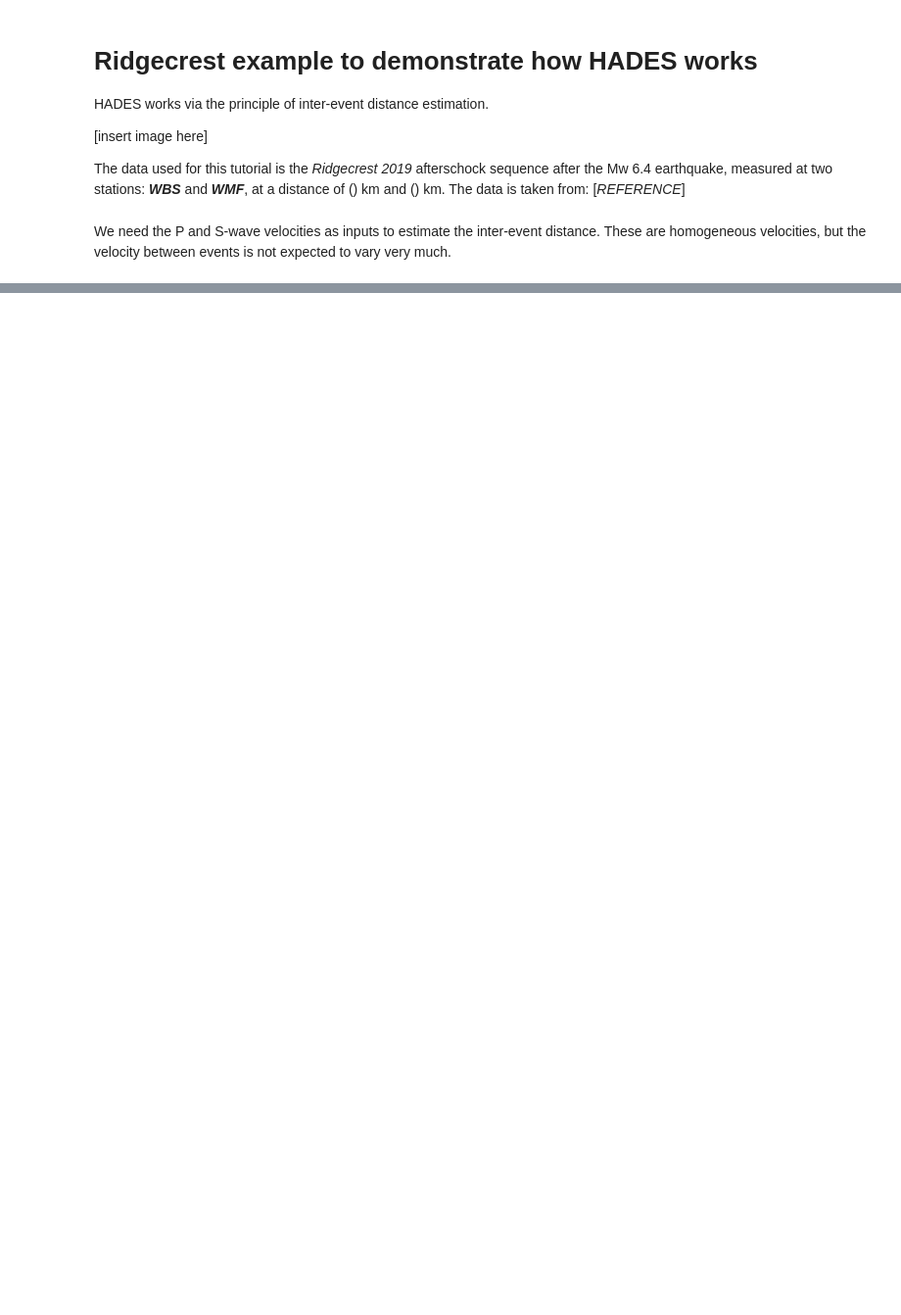
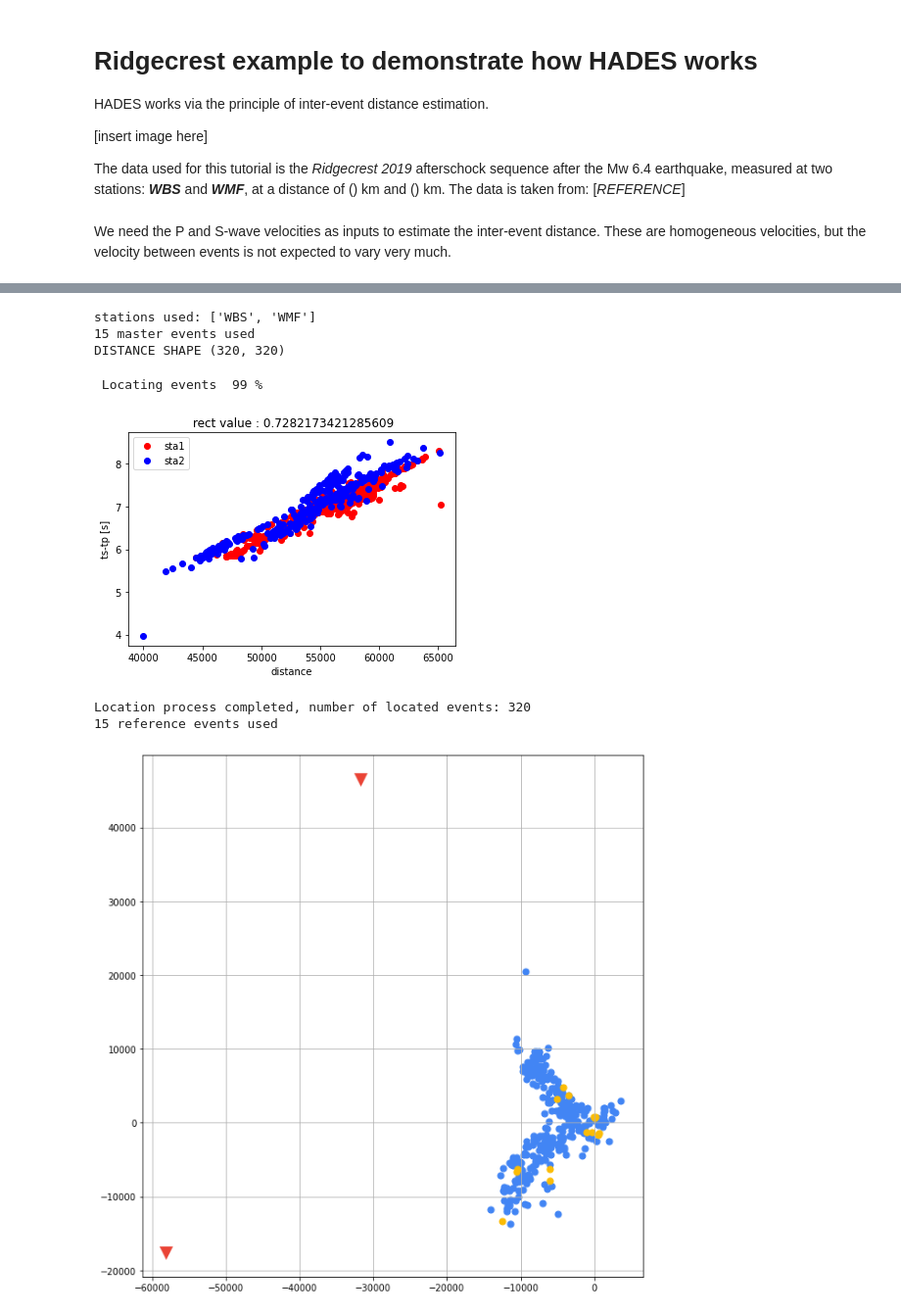
Before and after one commit to ktuin/HADES-R, a Jupyter notebook: run/ridgecrest_example_part1.ipynb, the cells around one changed output, grey strips where cells are left out. Shown at 98% size. Saved outputs shown, nothing was run; the diff lists cells and outputs as text; code cells hidden in the pictures; blank space fills up the shorter version.

```diff
--- a/run/ridgecrest_example_part1.ipynb
+++ b/run/ridgecrest_example_part1.ipynb
@@ -26,12 +24,14 @@ HADES works via the principle of inter-event distance estimation.
 The data used for this tutorial is the _Ridgecrest 2019_ afterschock sequence after the Mw 6.4 earthquake, measured at two stations: ***WBS*** and ***WMF***, at a distance of () km and () km. The data is taken from: [_REFERENCE_]
 # %%
 # First we load our data
-data_path = 'data/'
-input_file = 'inputs/ridgecrest_gji.dat'       # This contains the event times and arrival time picks
+data_path = './data/'
+
+
+input_file_4 = 'inputs/ridgecrest_gji_4.dat'       # This contains the event times and arrival time picks
+input_file_8 = 'inputs/ridgecrest_gji_8.dat'       # This contains the event times and arrival time picks
+input_file_15 = 'inputs/ridgecrest_gji_15.dat'       # This contains the event times and arrival time picks
+
 station_file = 'inputs/stations_ridge.txt'     # This contains the station locations
-
-# And think of a filename to deposit our results in
-out_file = '/outputs/ridgecrest_twostations.txt'
 # %% [markdown]
 We need the P and S-wave velocities as inputs to estimate the inter-event distance. These are homogeneous velocities, but the velocity between events is not expected to vary very much.
 # %%
@@ -45,9 +45,9 @@ stations = ['WBS', 'WMF']
 # %%
 # Create an input object with data loaded
 
-hobj = hades_input(
+hobj_15 = hades_input(
     data_path = data_path,          # the general path to the data
-    event_file = input_file,        # the input event file path
+    event_file = input_file_15,        # the input event file path
     station_file = station_file,    # the station file path
     sta_select = stations           # your two stations
 )
@@ -64,0 +68,22 @@ hobj = hades_input(
+# %%
+# First we compute the relative distances
+hobj_15.distance_calculation(Vp,Vs,stations)
+
+# And think of a filename to deposit our results in
+out_file = 'ridgecrest_twostations_15'
+# %% [output]
+stations used: ['WBS', 'WMF']
+15 master events used
+DISTANCE SHAPE (320, 320)
+# %%
+# And then we do absolute locations. First make a location instance:
+hloc_15 = hades_location(input_obj=hobj_15, output_path='./data/outputs/')
+
+# and locate the events:
+hloc_15.location(out_file, mode='abs', plot=True)
+# %% [output]
+ Locating events  99 %
+[figure, added]
+Location process completed, number of located events: 320
+15 reference events used
+[figure, added]
```
Also changed, not shown: parts of 16 cells of this notebook, 16 other files.
